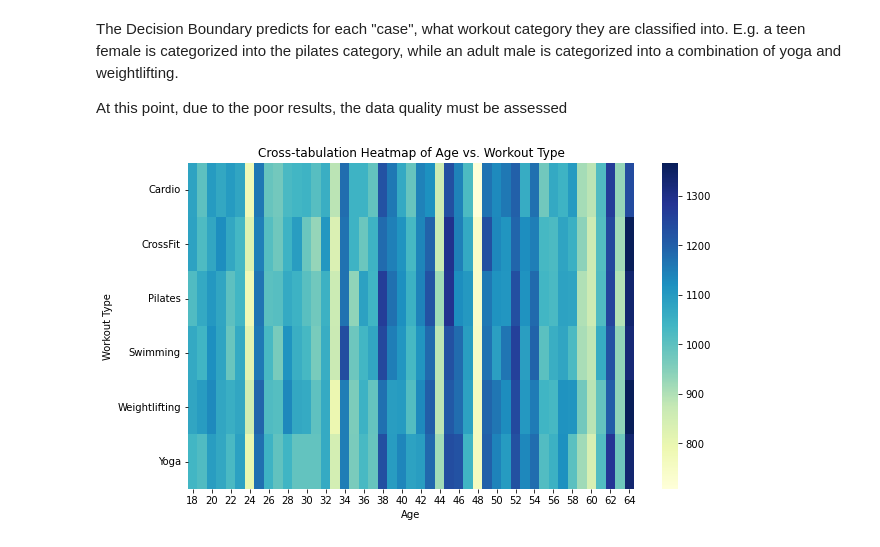
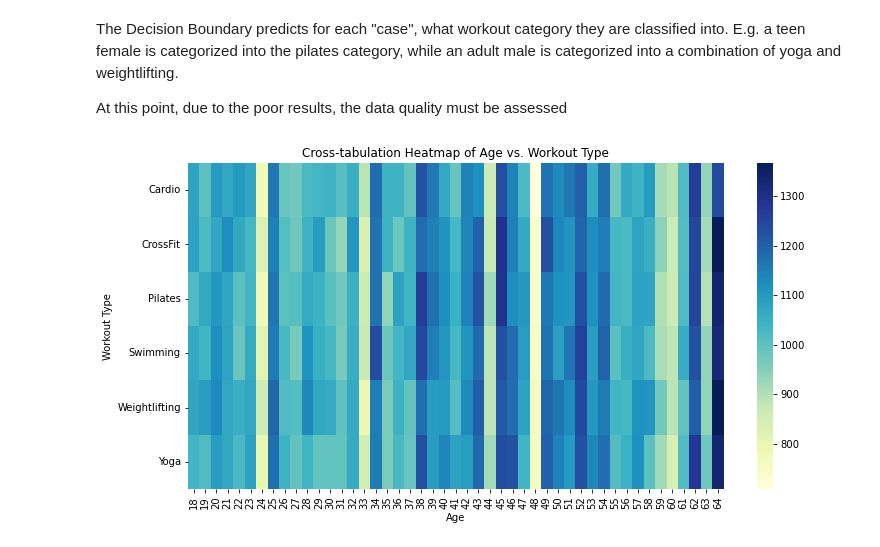
Before and after one commit to emmaqingjie/final_project_data_science, a Jupyter notebook: scripts/classification_workouttypes.ipynb, the cells around one changed output. Saved outputs shown, nothing was run; the diff lists cells and outputs as text; code cells hidden in the pictures.

```diff
--- a/scripts/classification_workouttypes.ipynb
+++ b/scripts/classification_workouttypes.ipynb
@@ -244,11 +244,11 @@ At this point, due to the poor results, the data quality must be assessed
 # %%
 cross_tab = pd.crosstab(workout_data['workout_type'], workout_data['age'])
 
-plt.figure(figsize=(10, 6))
+plt.figure(figsize=(12, 6))
 sns.heatmap(cross_tab, annot=False, cmap='YlGnBu')
 plt.title('Cross-tabulation Heatmap of Age vs. Workout Type')
 plt.xlabel('Age')
 plt.ylabel('Workout Type')
 plt.savefig('../data/plots/cross_tabulation.pdf')
 # %% [output]
-[figure, old version]
+[figure, new version]
```
Also changed, not shown: 1 other file.
